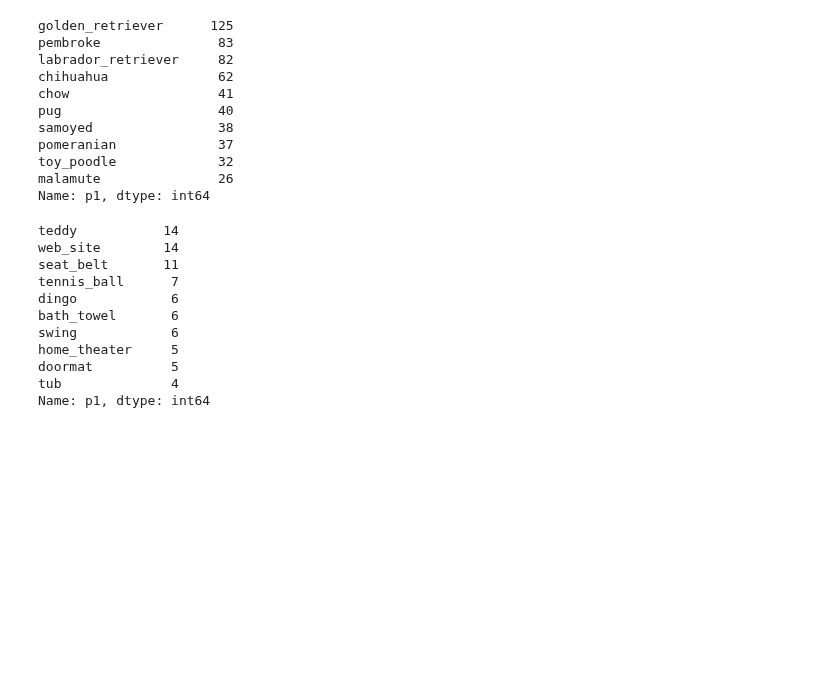
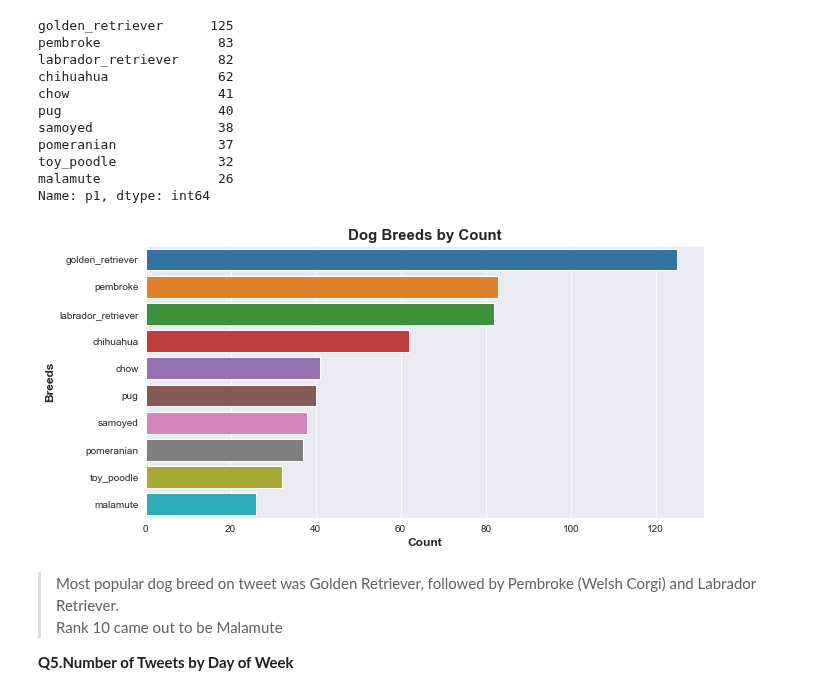
Before and after one commit to Steve-Choi/DAND, a Jupyter notebook: Wrangle-and-Analyze-Data/wrangle_act.ipynb, the cells around one changed output. Saved outputs shown, nothing was run; the diff lists cells and outputs as text; code cells hidden in the pictures; blank space fills up the shorter version.

```diff
--- a/Wrangle-and-Analyze-Data/wrangle_act.ipynb
+++ b/Wrangle-and-Analyze-Data/wrangle_act.ipynb
@@ -833,6 +833,7 @@ df_master[df_master['favorites'] == df_master['favorites'].max()][['name', 'p1',
 # %%
 # top 10 famous dogs from p1 prediction
-df_master.query('p1_dog == True')['p1'].str.lower().value_counts()[:10]
+df_breeds = df_master.query('p1_dog == True')['p1'].str.lower().value_counts()[:10]
+df_breeds
 # %% [output]
 golden_retriever      125
 pembroke               83
@@ -845,19 +846,24 @@ pomeranian             37
 toy_poodle             32
 malamute               26
 Name: p1, dtype: int64
-# %%
-# top 10 fails from p1 predictions
-df_master.query('p1_dog == False')['p1'].str.lower().value_counts()[:10]
-# %% [output]
-teddy           14
-web_site        14
-seat_belt       11
-tennis_ball      7
-dingo            6
-bath_towel       6
-swing            6
-home_theater     5
-doormat          5
-tub              4
-Name: p1, dtype: int64
+# %%
+# define figure size
+plt.figure(figsize=(10, 5))
+
+# horizontal bar chart using seaborn
+sns.barplot(x=df_breeds, y=df_breeds.index)
+
+# adjusting title, labels, and ticks
+title, xlabel, ylabel = 'Dog Breeds by Count', 'Count', 'Breeds'
+
+plt.title(title, fontweight='bold', fontsize=15)
+plt.xlabel(xlabel, fontweight='bold', fontsize=12)
+plt.ylabel(ylabel, fontweight='bold', fontsize=12);
+# %% [output]
+[figure, added]
+# %% [markdown]
+> Most popular dog breed on tweet was Golden Retriever, followed by Pembroke (Welsh Corgi) and Labrador Retriever.<br>
+Rank 10 came out to be Malamute
+
+**Q5.Number of Tweets by Day of Week**
 # %%
```
Also changed, not shown: parts of 6 cells of this notebook.
